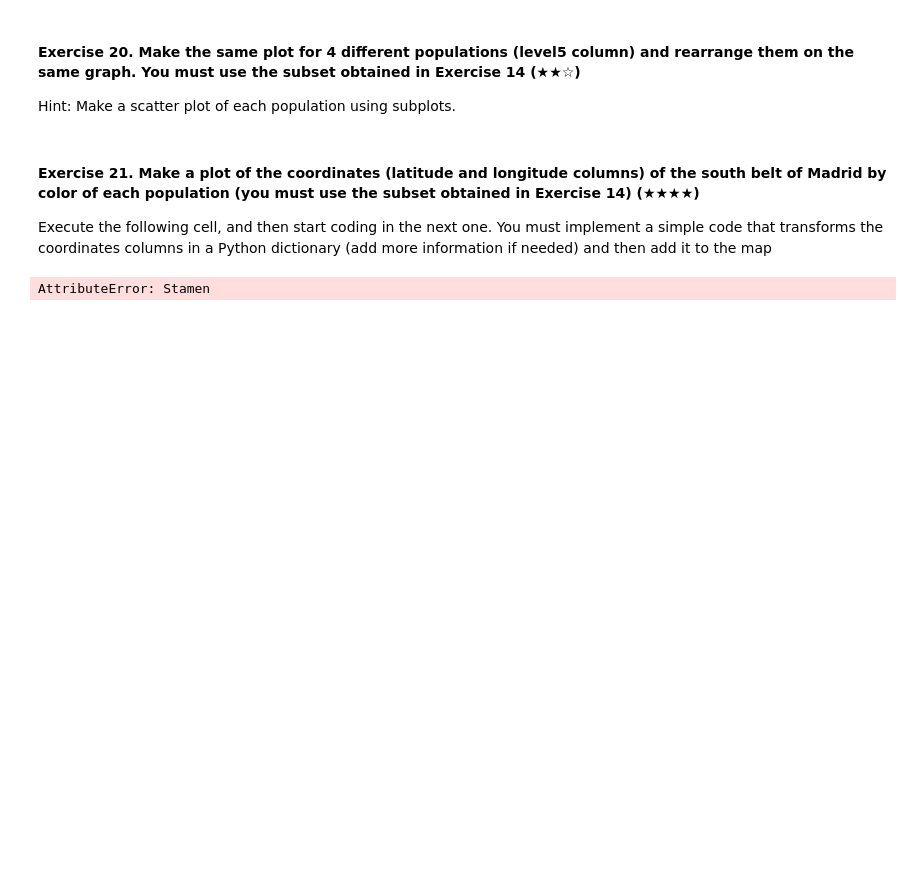
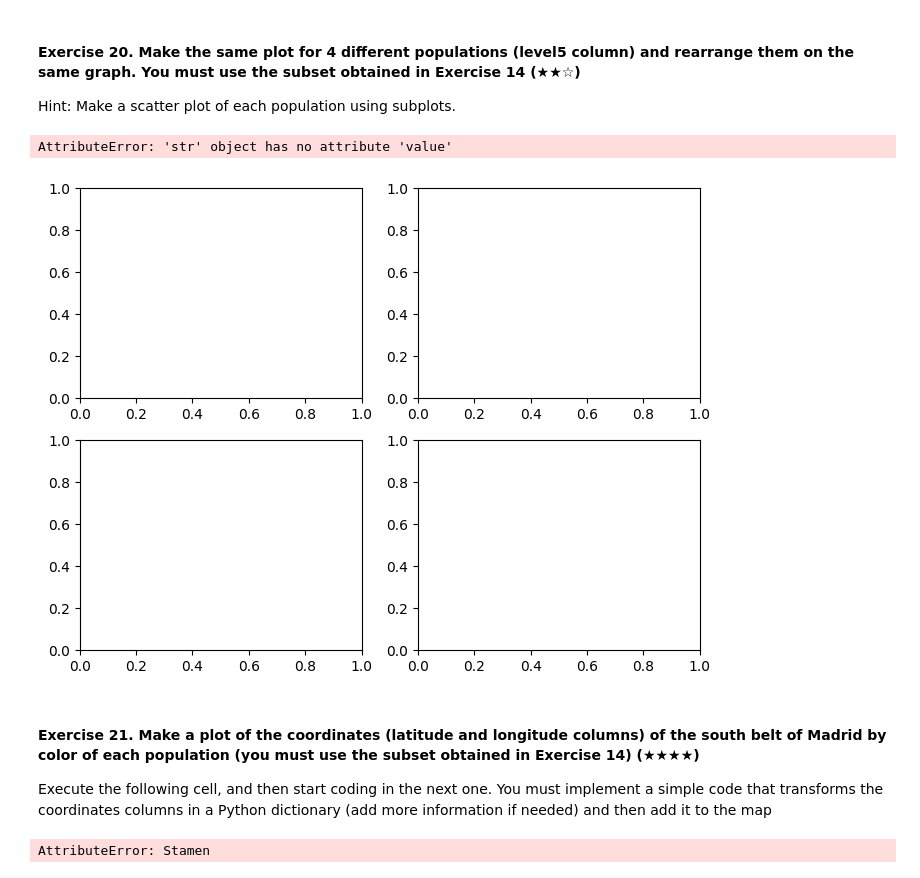
Before and after one commit to gzsomm/realestate-datacleanup-exercise, a Jupyter notebook: project.ipynb, the cells around one changed output. Drawn from its saved outputs; the diff is of its cells as text; code cells hidden in the pictures; blank space fills up the shorter version.

```diff
--- a/project.ipynb
+++ b/project.ipynb
@@ -444,7 +507,18 @@ Hint: Create a new column called `pps` (price per square meter) and then analyze
 
 Hint: Make a scatter plot of each population using subplots.
 # %%
-# TODO
+#
+fig, ax = plt.subplots(2, 2, figsize=(8, 6))
+
+# Dibujar algo en cada gráfico
+ax[0,0].scatter(ds_southbelt.loc[ds_southbelt['level5'] == 'Getafe', 'pps', 'pps'.value.counts()])
+ax[0,1].hist(ds_southbelt.loc[ds_southbelt['level5'] == 'Alcorcón', 'pps'], bins=50)
+
+plt.tight_layout()  # Ajusta el espaciado entre subgráficos
+plt.show()
+# %% [output]
+AttributeError: 'str' object has no attribute 'value'
+[figure, added]
 # %% [markdown]
 #### Exercise 21. Make a plot of the coordinates (latitude and longitude columns) of the south belt of Madrid by color of each population (you must use the subset obtained in Exercise 14) (★★★★)
 
```
Also changed, not shown: parts of 20 cells of this notebook.
